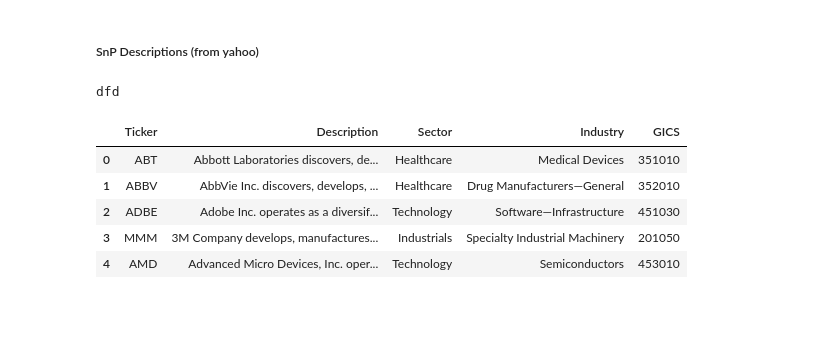
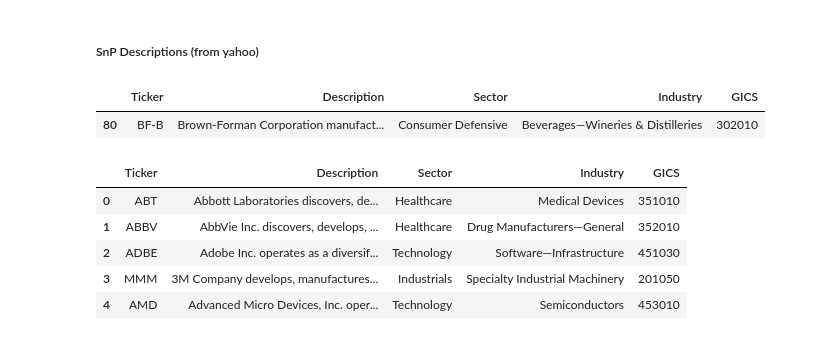
Before and after one commit to Sivalavida/Text-based-Industry-Classification, a Jupyter notebook: LSI Word Embedding.ipynb, the cells around one changed output. Cells and saved outputs as stored; diff of their text form; code cells hidden in the pictures; blank space fills up the shorter version.

```diff
--- a/LSI Word Embedding.ipynb
+++ b/LSI Word Embedding.ipynb
@@ -128,23 +128,17 @@ print(len(set(snp_desc_10K_df.GICS)))
 # %% [markdown]
 ##### SnP Descriptions (from yahoo)
 # %%
-snp_desc_yahoo_df = pd.read_csv('yahoo_spiders/data_out/snp_desc_yahoo.csv').dropna().reset_index(drop=True)
+snp_desc_yahoo_df = pd.read_csv('scrapy_spiders/data_out/snp_desc_yahoo.csv').dropna().reset_index(drop=True)
 
 snp_desc_yahoo_df = pd.merge(snp_desc_yahoo_df, ticker_to_gics_df, on='Ticker')
 
 snp_desc_yahoo_df.Industry = pd.Categorical(snp_desc_yahoo_df.Industry)
 snp_desc_yahoo_df.Sector = pd.Categorical(snp_desc_yahoo_df.Sector)
-# %%
-try:
-    try:
-        print(1/0)
-    except:
-        1/0
-        print('here')
-except:
-    print('dfd')
-# %% [output]
-dfd
+# %%
+snp_desc_yahoo_df[snp_desc_yahoo_df.Ticker.str.contains('BF')]
+# %% [output]
+|  | Ticker | Description | Sector | Industry | GICS |
+| 80 | BF-B | Brown-Forman Corporation manufact... | Consumer Defensive | Beverages—Wineries & Distilleries | 302010 |
 # %%
 snp_desc_yahoo_df.head()
 # %% [output]
```
Also changed, not shown: parts of 1 cell of this notebook, 5 other files.
